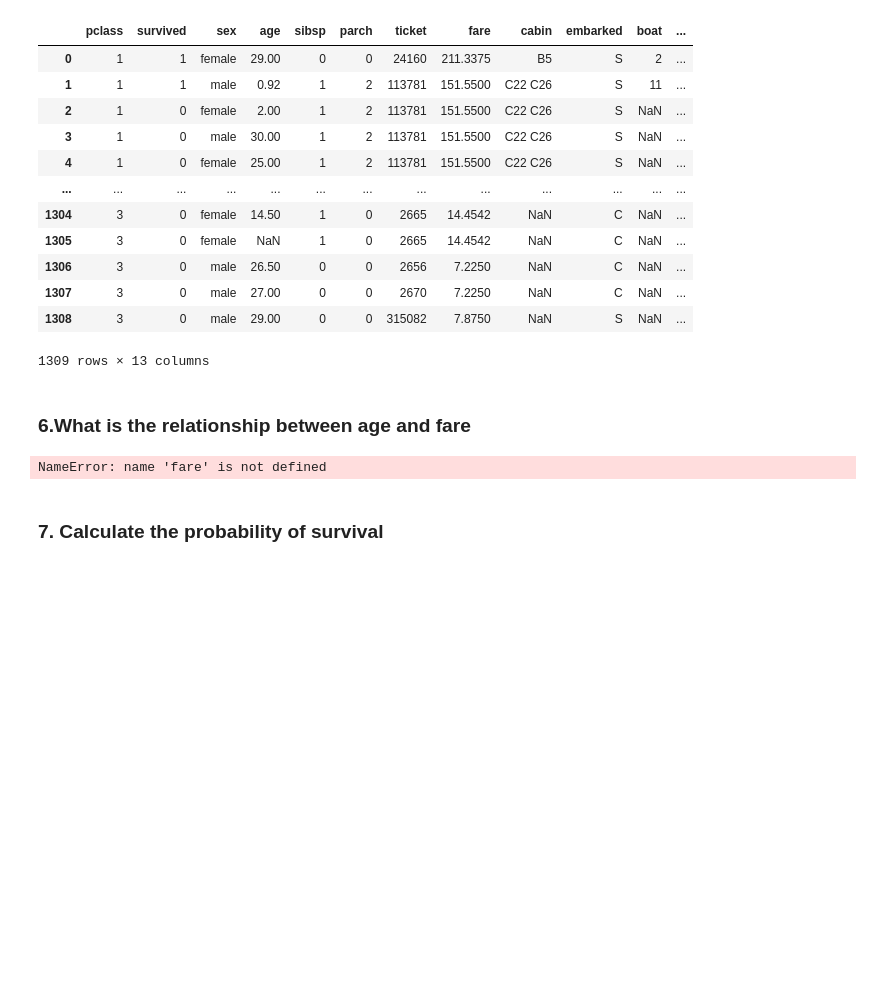
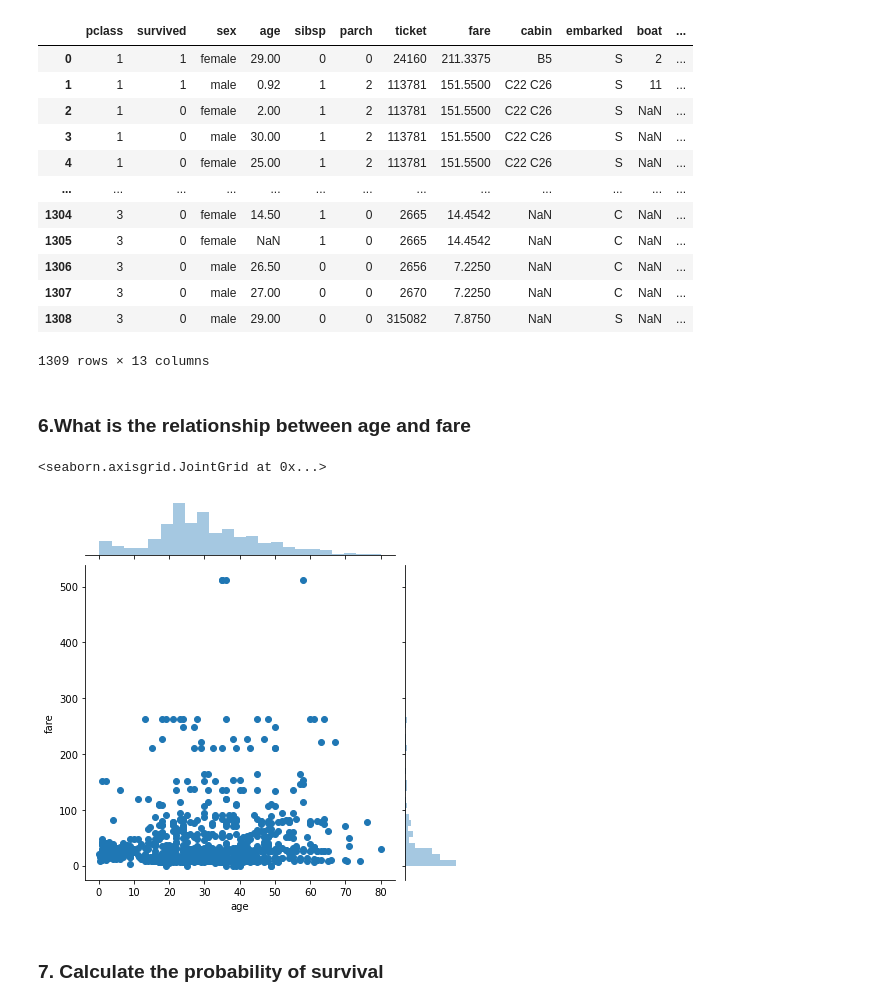
Before and after one commit to pyladieskla/datascience2020_week_three, a Jupyter notebook: Numpy and Pandas Challenges maqamylee.ipynb, the cells around one changed output. Drawn from its saved outputs; the diff is of its cells as text; code cells hidden in the pictures; blank space fills up the shorter version.

```diff
--- a/Numpy and Pandas Challenges maqamylee.ipynb
+++ b/Numpy and Pandas Challenges maqamylee.ipynb
@@ -213,10 +204,13 @@ titanic_ds.drop(['name'],axis=1)
 1309 rows × 13 columns
 # %% [markdown]
 ### 6.What is the relationship between age and fare
-# %%
-#Write your code her
-fare.corr(age)
-# %% [output]
-NameError: name 'fare' is not defined
+# %%
+#Write your code here
+import seaborn as sns
+titanic_df = pd.read_csv('titanic3.csv',index_col=None, na_values=['NA'])
+sns.jointplot(x='age', y='fare', data=titanic_df)
+# %% [output]
+<seaborn.axisgrid.JointGrid at 0x...>
+[figure, added]
 # %% [markdown]
 ### 7. Calculate the probability of survival
```
Also changed, not shown: parts of 3 cells of this notebook.
